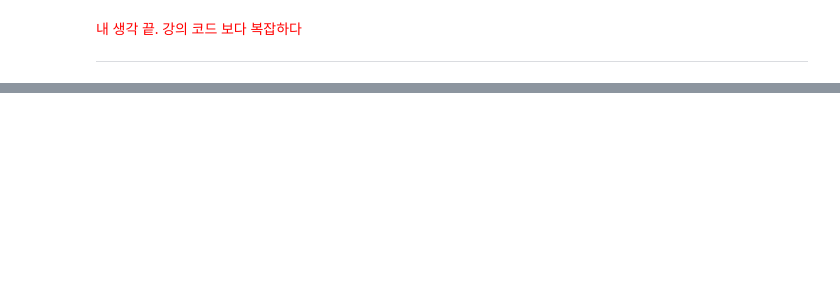
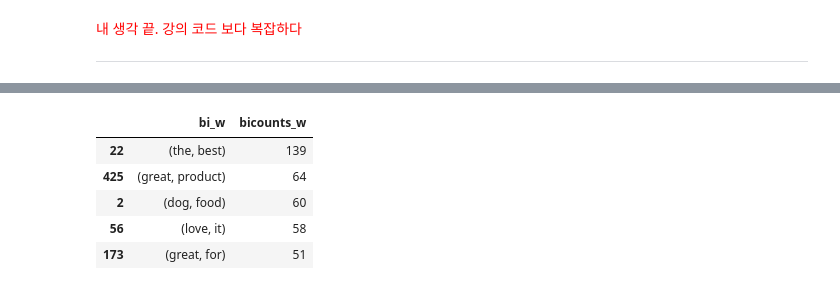
Before and after one commit to davidkorea/amazon_food_reviews, a Jupyter notebook: amazon-fine-food-reviews.ipynb, the cells around one changed output, grey strips where cells are left out. Cells and saved outputs as stored; diff of their text form; code cells hidden in the pictures; blank space fills up the shorter version.

```diff
--- a/amazon-fine-food-reviews.ipynb
+++ b/amazon-fine-food-reviews.ipynb
@@ -441,0 +508,9 @@ plt.show()
+# %%
+bi_fq_w.head()
+# %% [output]
+|  | bi_w | bicounts_w |
+| 22 | (the, best) | 139 |
+| 425 | (great, product) | 64 |
+| 2 | (dog, food) | 60 |
+| 56 | (love, it) | 58 |
+| 173 | (great, for) | 51 |
```
Also changed, not shown: parts of 38 cells of this notebook, 1 other file.
